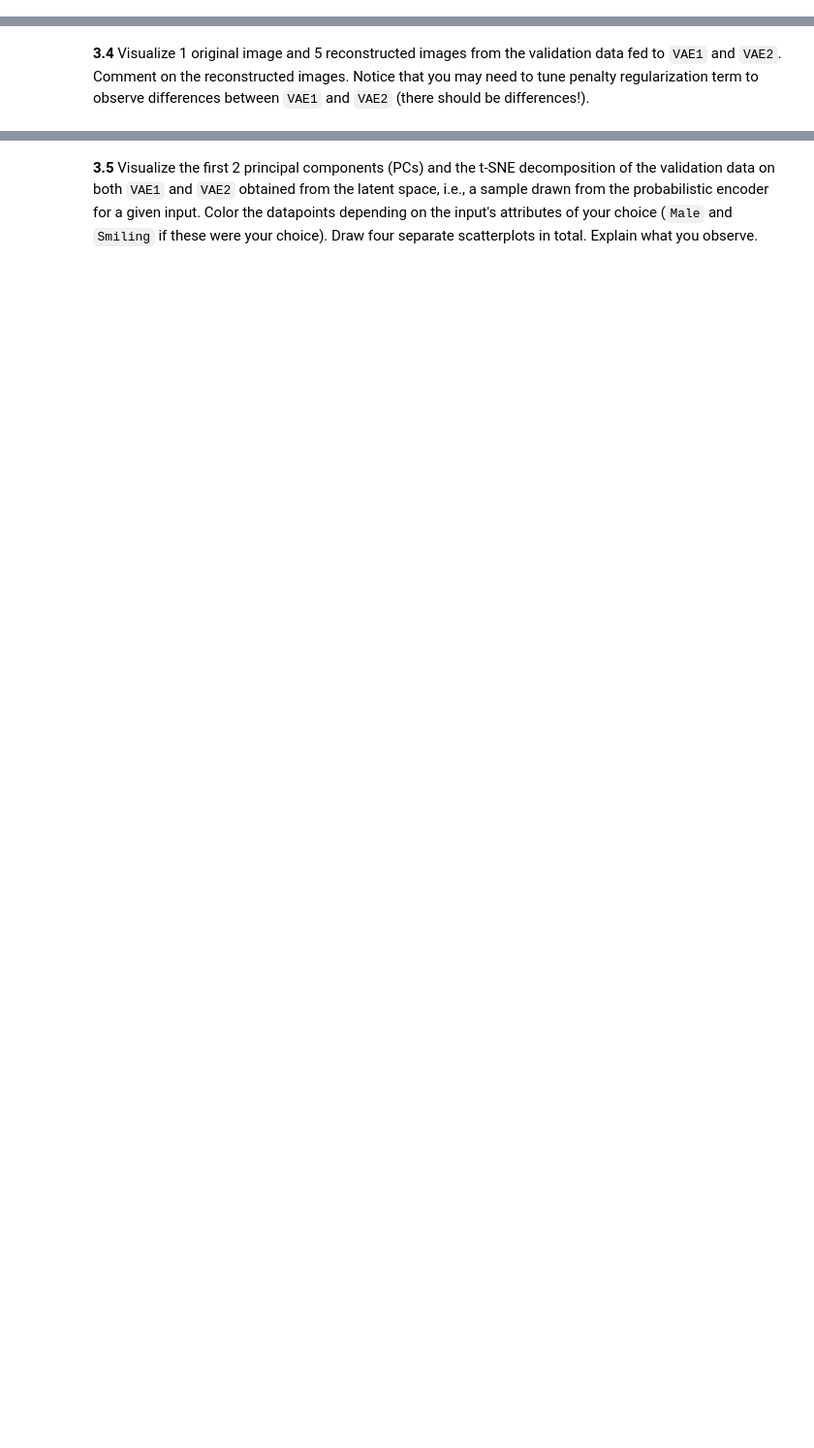
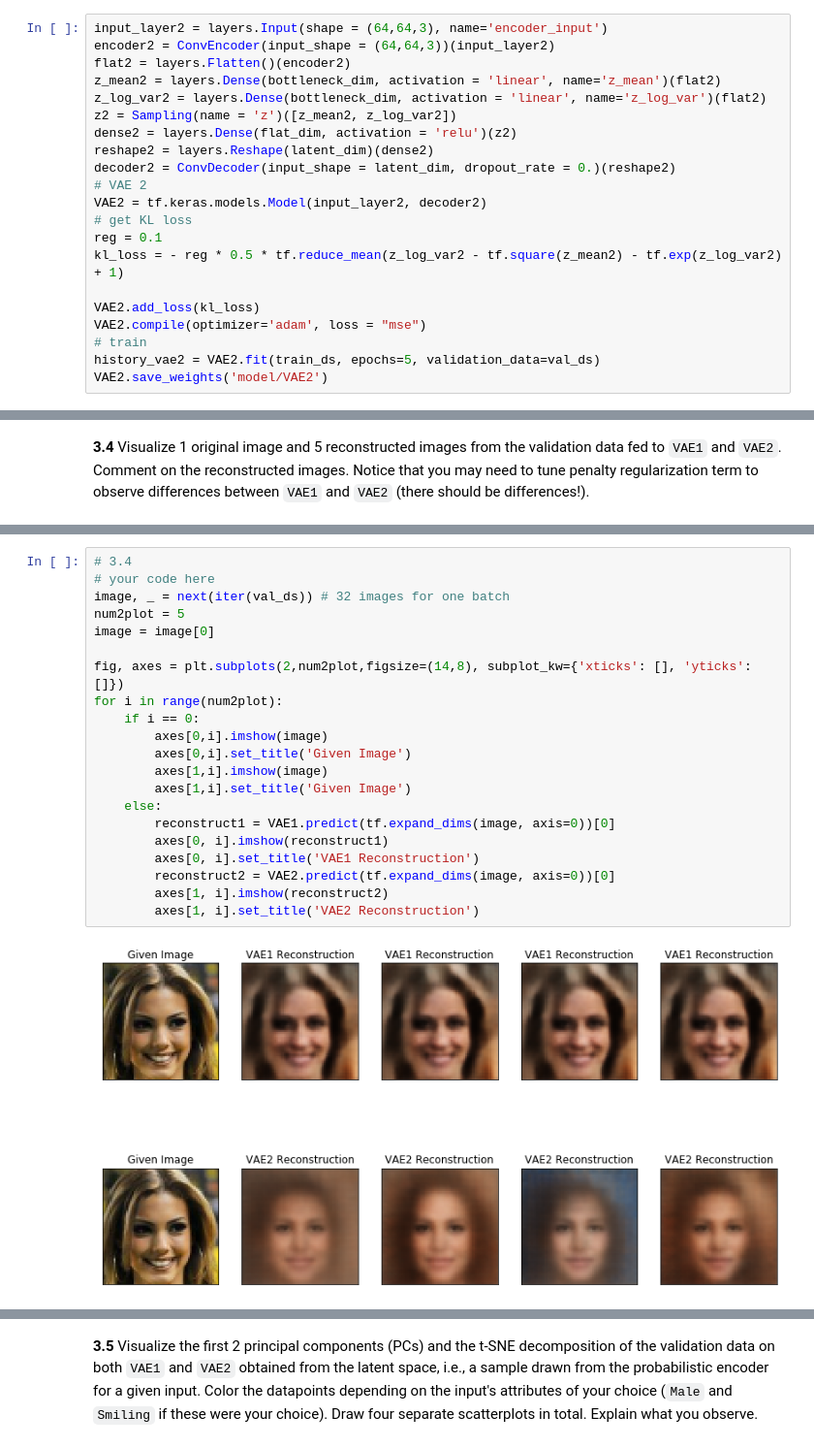
Before and after one commit to Ruby122/2020-CS109B, a Jupyter notebook: content/homeworks/hw07/cs109b_hw7.ipynb, the cells around one changed output, grey strips where cells are left out. Shown at 97% size. Cells and saved outputs as stored; diff of their text form; blank space fills up the shorter version.

```diff
--- a/content/homeworks/hw07/cs109b_hw7.ipynb
+++ b/content/homeworks/hw07/cs109b_hw7.ipynb
@@ -593,0 +627,21 @@ To include the intermediate loss in `VAE2`, you may use the function `add_loss`
+# %%
+input_layer2 = layers.Input(shape = (64,64,3), name='encoder_input')
+encoder2 = ConvEncoder(input_shape = (64,64,3))(input_layer2)
+flat2 = layers.Flatten()(encoder2)
+z_mean2 = layers.Dense(bottleneck_dim, activation = 'linear', name='z_mean')(flat2)
+z_log_var2 = layers.Dense(bottleneck_dim, activation = 'linear', name='z_log_var')(flat2)
+z2 = Sampling(name = 'z')([z_mean2, z_log_var2])
+dense2 = layers.Dense(flat_dim, activation = 'relu')(z2)
+reshape2 = layers.Reshape(latent_dim)(dense2)
+decoder2 = ConvDecoder(input_shape = latent_dim, dropout_rate = 0.)(reshape2)
+# VAE 2
+VAE2 = tf.keras.models.Model(input_layer2, decoder2)
+# get KL loss
+reg = 0.1
+kl_loss = - reg * 0.5 * tf.reduce_mean(z_log_var2 - tf.square(z_mean2) - tf.exp(z_log_var2) + 1)
+
+VAE2.add_loss(kl_loss)
+VAE2.compile(optimizer='adam', loss = "mse")
+# train
+history_vae2 = VAE2.fit(train_ds, epochs=5, validation_data=val_ds)
+VAE2.save_weights('model/VAE2')
@@ -605,0 +673,23 @@ To include the intermediate loss in `VAE2`, you may use the function `add_loss`
+# %%
+# 3.4
+# your code here
+image, _ = next(iter(val_ds)) # 32 images for one batch
+num2plot = 5
+image = image[0]
+
+fig, axes = plt.subplots(2,num2plot,figsize=(14,8), subplot_kw={'xticks': [], 'yticks': []})
+for i in range(num2plot):
+    if i == 0:
+        axes[0,i].imshow(image)
+        axes[0,i].set_title('Given Image')
+        axes[1,i].imshow(image)
+        axes[1,i].set_title('Given Image')
+    else:
+        reconstruct1 = VAE1.predict(tf.expand_dims(image, axis=0))[0]
+        axes[0, i].imshow(reconstruct1)
+        axes[0, i].set_title('VAE1 Reconstruction')
+        reconstruct2 = VAE2.predict(tf.expand_dims(image, axis=0))[0]
+        axes[1, i].imshow(reconstruct2)
+        axes[1, i].set_title('VAE2 Reconstruction')
+# %% [output]
+[figure, added]
```
Also changed, not shown: parts of 43 cells of this notebook, 14 other files.
